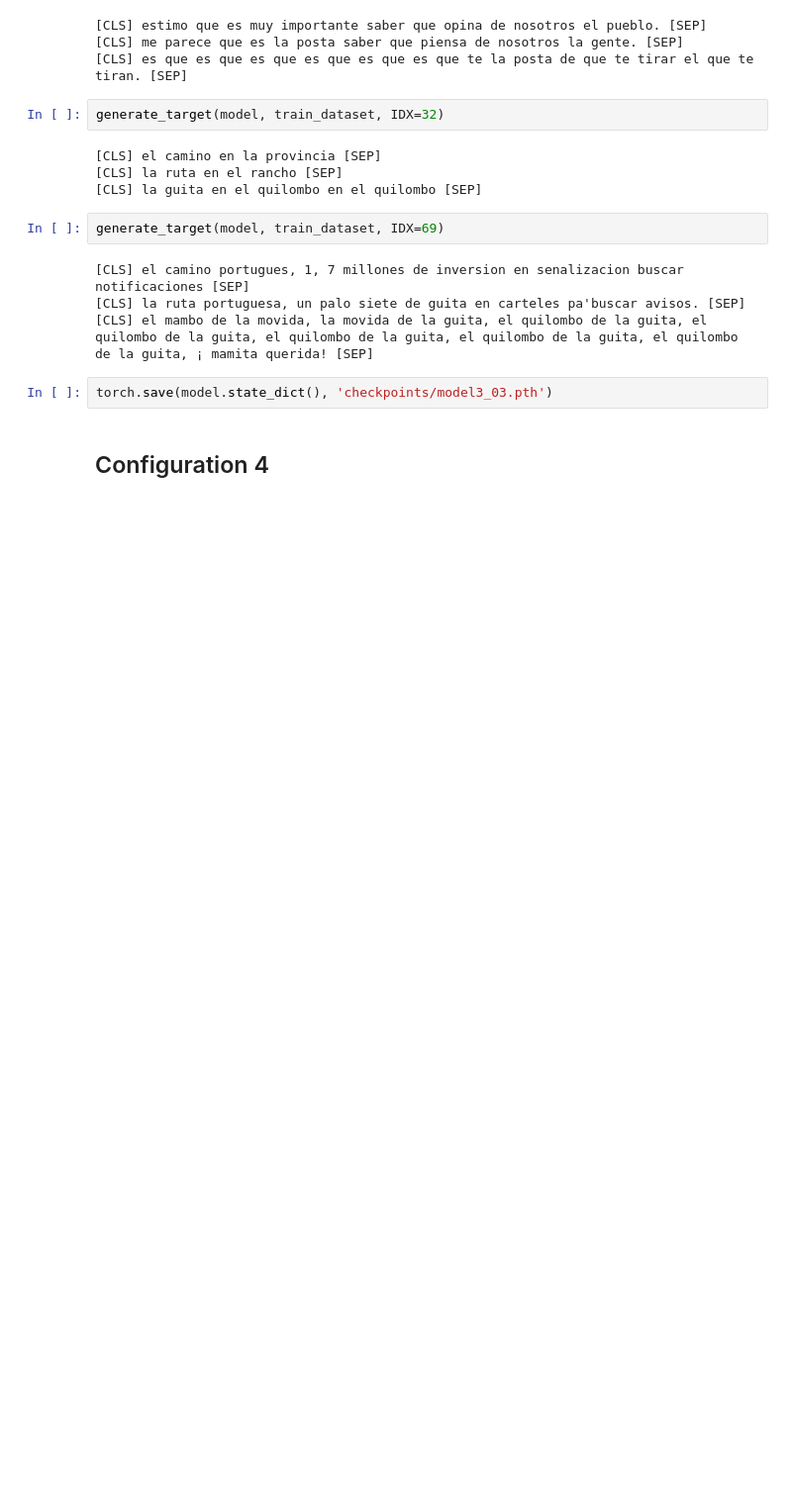
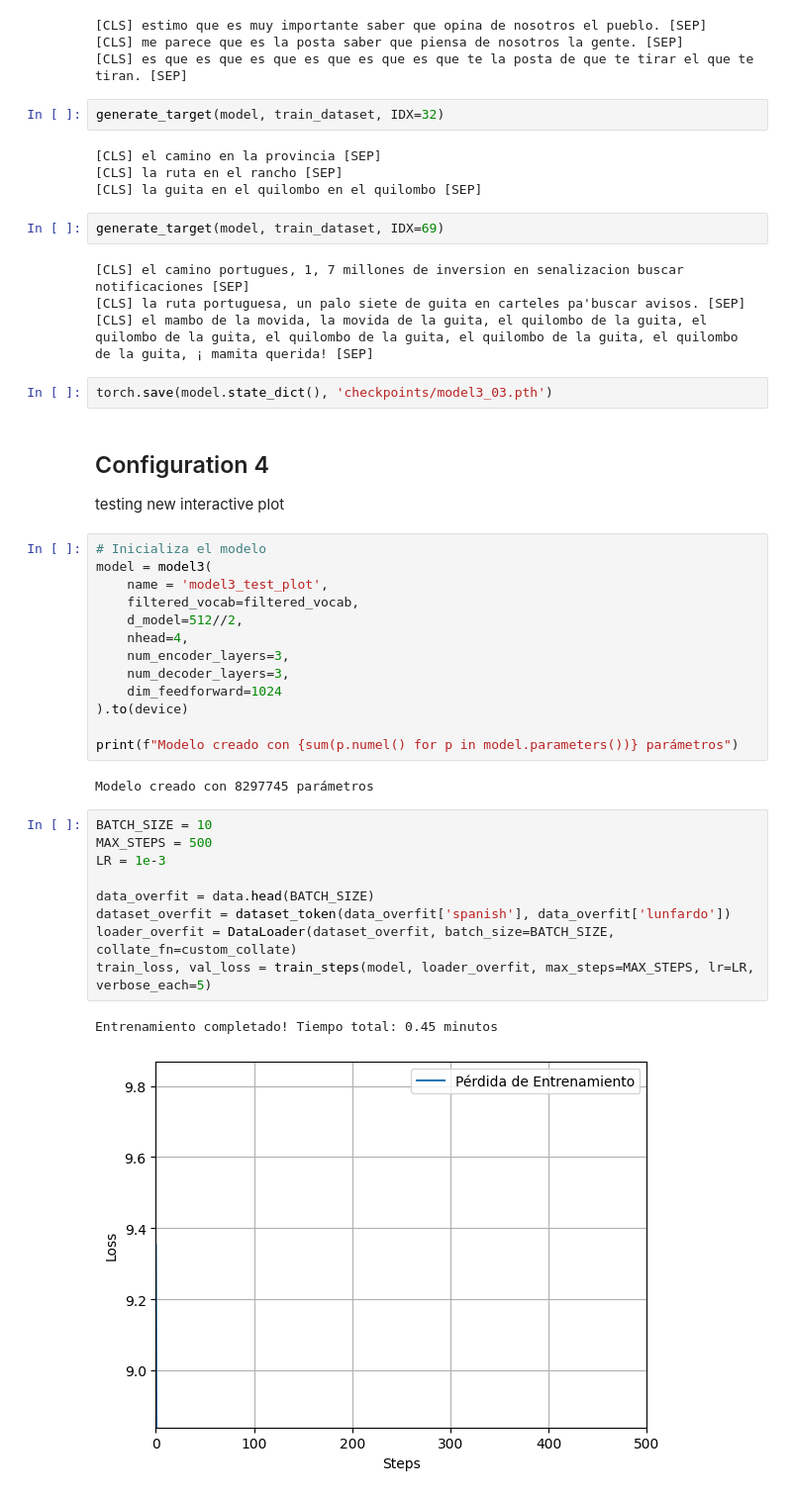
Before and after one commit to aaronbernal28/lunfardo-translator, a Jupyter notebook: codebase/noteboooks/test_model3_100k.ipynb, the cells around one changed output. Shown at 99% size. Cells and saved outputs as stored; diff of their text form; blank space fills up the shorter version.

```diff
--- a/test_model3_100k.ipynb
+++ b/codebase/noteboooks/test_model3_100k.ipynb
@@ -224,3 +224,31 @@ generate_target(model, train_dataset, IDX=69)
 torch.save(model.state_dict(), 'checkpoints/model3_03.pth')
 # %% [markdown]
 ## Configuration 4
+testing new interactive plot
+# %%
+# Inicializa el modelo
+model = model3(
+    name = 'model3_test_plot',
+    filtered_vocab=filtered_vocab,
+    d_model=512//2,
+    nhead=4,
+    num_encoder_layers=3,
+    num_decoder_layers=3,
+    dim_feedforward=1024
+).to(device)
+
+print(f"Modelo creado con {sum(p.numel() for p in model.parameters())} parámetros")
+# %% [output]
+Modelo creado con 8297745 parámetros
+# %%
+BATCH_SIZE = 10
+MAX_STEPS = 500
+LR = 1e-3
+
+data_overfit = data.head(BATCH_SIZE)
+dataset_overfit = dataset_token(data_overfit['spanish'], data_overfit['lunfardo'])
+loader_overfit = DataLoader(dataset_overfit, batch_size=BATCH_SIZE, collate_fn=custom_collate)
+train_loss, val_loss = train_steps(model, loader_overfit, max_steps=MAX_STEPS, lr=LR, verbose_each=5)
+# %% [output]
+Entrenamiento completado! Tiempo total: 0.45 minutos
+[figure, added]
```
Also changed, not shown: 7 other files.
